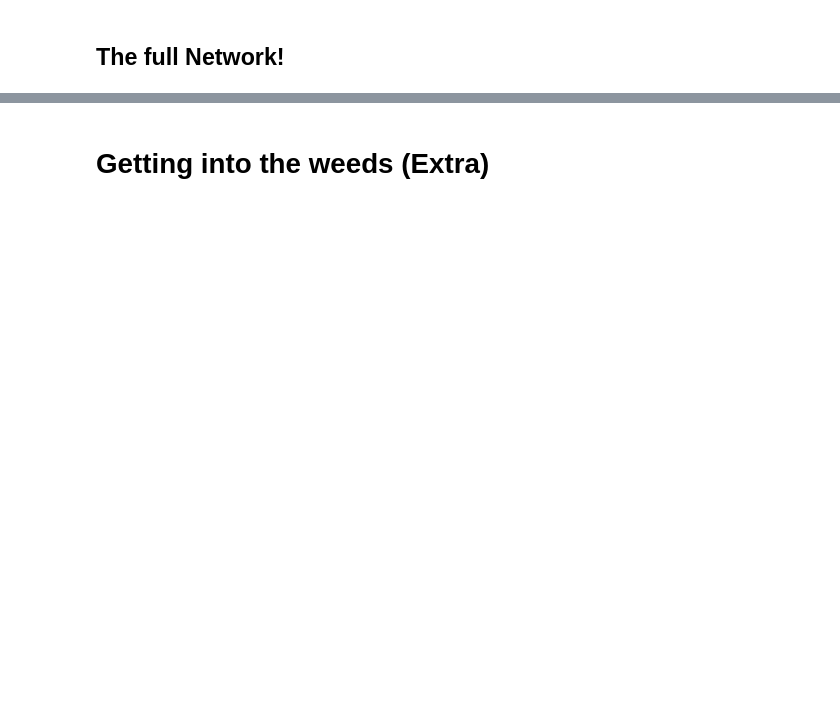
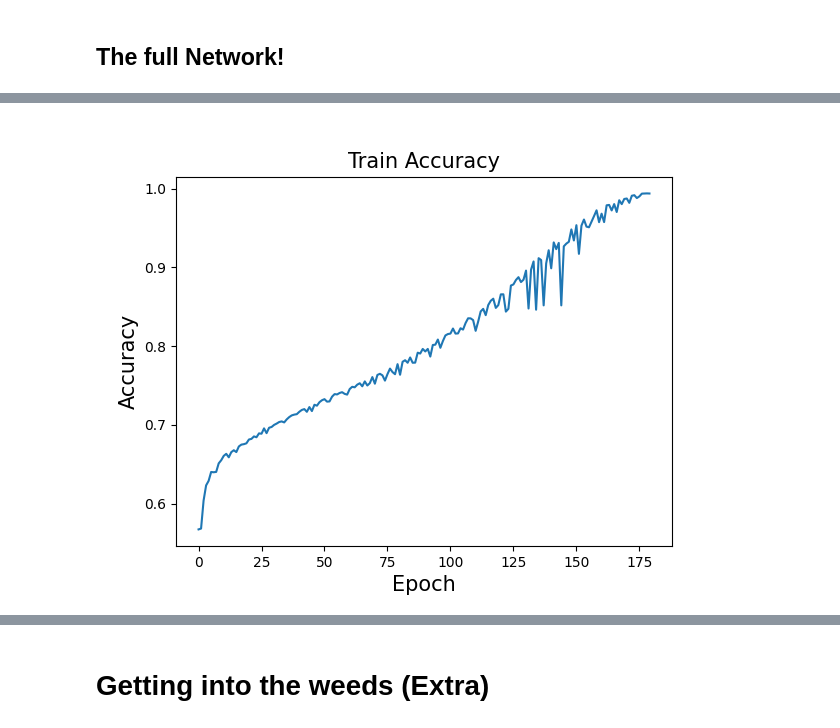
Before and after one commit to mkschleg/AIEveryone, a Jupyter notebook: NNViz.ipynb, the cells around one changed output, grey strips where cells are left out. Saved outputs shown, nothing was run; the diff lists cells and outputs as text; code cells hidden in the pictures; blank space fills up the shorter version.

Commit message:
Adding weeds and addition examples.

```diff
--- a/NNViz.ipynb
+++ b/NNViz.ipynb
@@ -954,0 +1022,15 @@ So we see the issue here. We have a system that is performant, at least on the e
+# %%
+# %%space weeds_network
+import train_weeds_network
+
+# train_weeds_network.run_model("network_params.npy")
+d = np.load("weeds_network_accuracy.npz")
+# plt.plot(d["train"])
+fig, ax = plt.subplots()
+ax.plot(d["train"])
+ax.set_xlabel("Epoch", fontsize=15)
+ax.set_ylabel("Accuracy", fontsize=15)
+ax.set_title("Train Accuracy", fontsize=15)
+None
+# %% [output]
+[figure, added]
```
Also changed, not shown: parts of 38 cells of this notebook, 16 other files.
